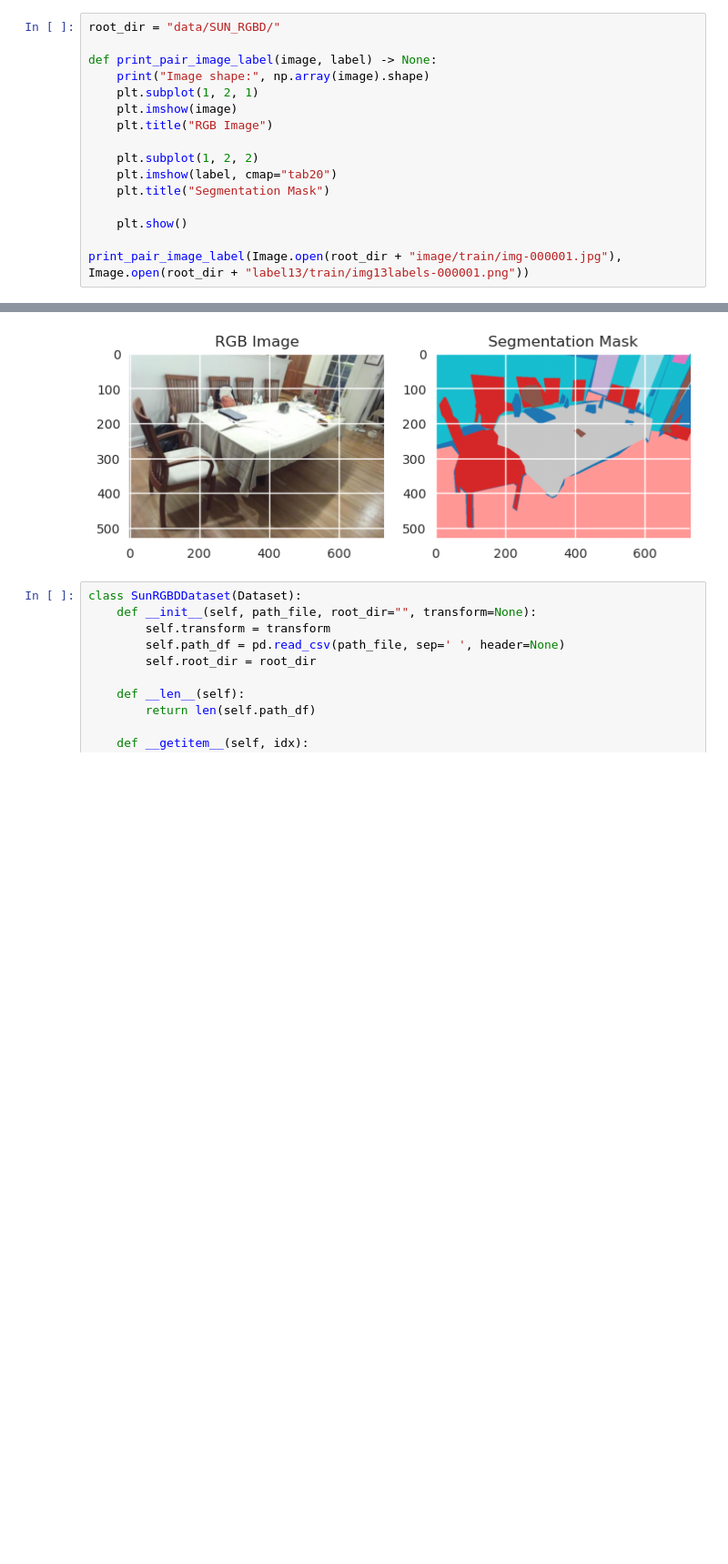
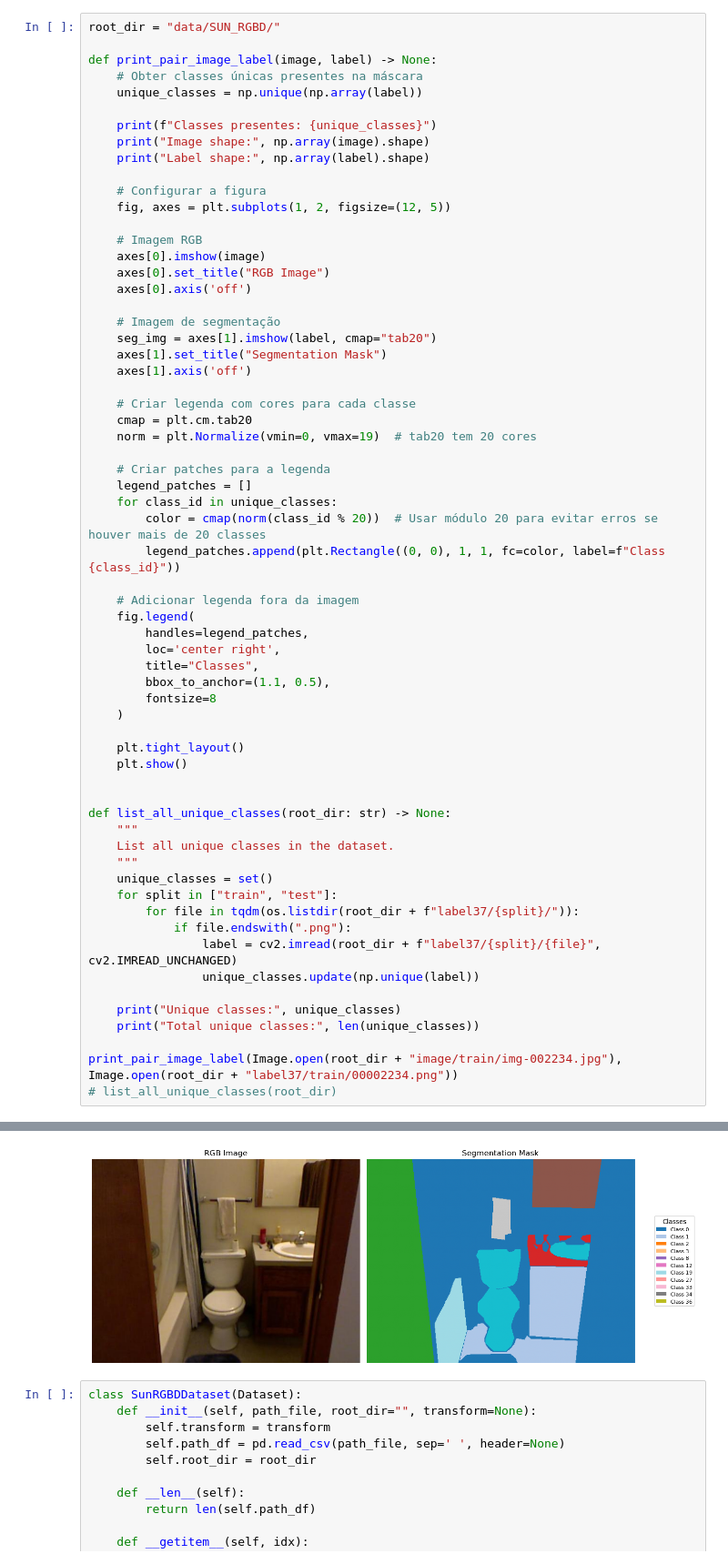
Before and after one commit to marcotuliopin/2d3dsegmentation, a Jupyter notebook: static_transfer.ipynb, the cells around one changed output, grey strips where cells are left out. Shown at 91% size. Saved outputs shown, nothing was run; the diff lists cells and outputs as text; blank space fills up the shorter version.

```diff
--- a/static_transfer.ipynb
+++ b/static_transfer.ipynb
@@ -37,16 +36,63 @@ CUDA Version: 12.6
 root_dir = "data/SUN_RGBD/"
 
 def print_pair_image_label(image, label) -> None:
+    # Obter classes únicas presentes na máscara
+    unique_classes = np.unique(np.array(label))
+
+    print(f"Classes presentes: {unique_classes}")
     print("Image shape:", np.array(image).shape)
-    plt.subplot(1, 2, 1)
-    plt.imshow(image)
-    plt.title("RGB Image")
+    print("Label shape:", np.array(label).shape)
 
-    plt.subplot(1, 2, 2)
-    plt.imshow(label, cmap="tab20")
-    plt.title("Segmentation Mask")
+    # Configurar a figura
+    fig, axes = plt.subplots(1, 2, figsize=(12, 5))
 
+    # Imagem RGB
+    axes[0].imshow(image)
+    axes[0].set_title("RGB Image")
+    axes[0].axis('off')
+
+    # Imagem de segmentação
+    seg_img = axes[1].imshow(label, cmap="tab20")
+    axes[1].set_title("Segmentation Mask")
+    axes[1].axis('off')
+
+    # Criar legenda com cores para cada classe
+    cmap = plt.cm.tab20
+    norm = plt.Normalize(vmin=0, vmax=19)  # tab20 tem 20 cores
+
+    # Criar patches para a legenda
+    legend_patches = []
+    for class_id in unique_classes:
+        color = cmap(norm(class_id % 20))  # Usar módulo 20 para evitar erros se houver mais de 20 classes
+        legend_patches.append(plt.Rectangle((0, 0), 1, 1, fc=color, label=f"Class {class_id}"))
+
+    # Adicionar legenda fora da imagem
+    fig.legend(
+        handles=legend_patches,
+        loc='center right',
+        title="Classes",
+        bbox_to_anchor=(1.1, 0.5),
+        fontsize=8
+    )
+
+    plt.tight_layout()
     plt.show()
 
-print_pair_image_label(Image.open(root_dir + "image/train/img-000001.jpg"), Image.open(root_dir + "label13/train/img13labels-000001.png"))
+
+def list_all_unique_classes(root_dir: str) -> None:
+    """
+    List all unique classes in the dataset.
+    """
+    unique_classes = set()
+    for split in ["train", "test"]:
+        for file in tqdm(os.listdir(root_dir + f"label37/{split}/")):
+            if file.endswith(".png"):
+                label = cv2.imread(root_dir + f"label37/{split}/{file}", cv2.IMREAD_UNCHANGED)
+                unique_classes.update(np.unique(label))
+
+    print("Unique classes:", unique_classes)
+    print("Total unique classes:", len(unique_classes))
+
+print_pair_image_label(Image.open(root_dir + "image/train/img-002234.jpg"), Image.open(root_dir + "label37/train/00002234.png"))
+# list_all_unique_classes(root_dir)
 # %% [output]
@@ -54,4 +101,4 @@ Image shape: (530, 730, 3)
-[figure, old version]
+[figure, new version]
 # %%
 class SunRGBDDataset(Dataset):
     def __init__(self, path_file, root_dir="", transform=None):
```
Also changed, not shown: parts of 3 cells of this notebook, 13 other files.
